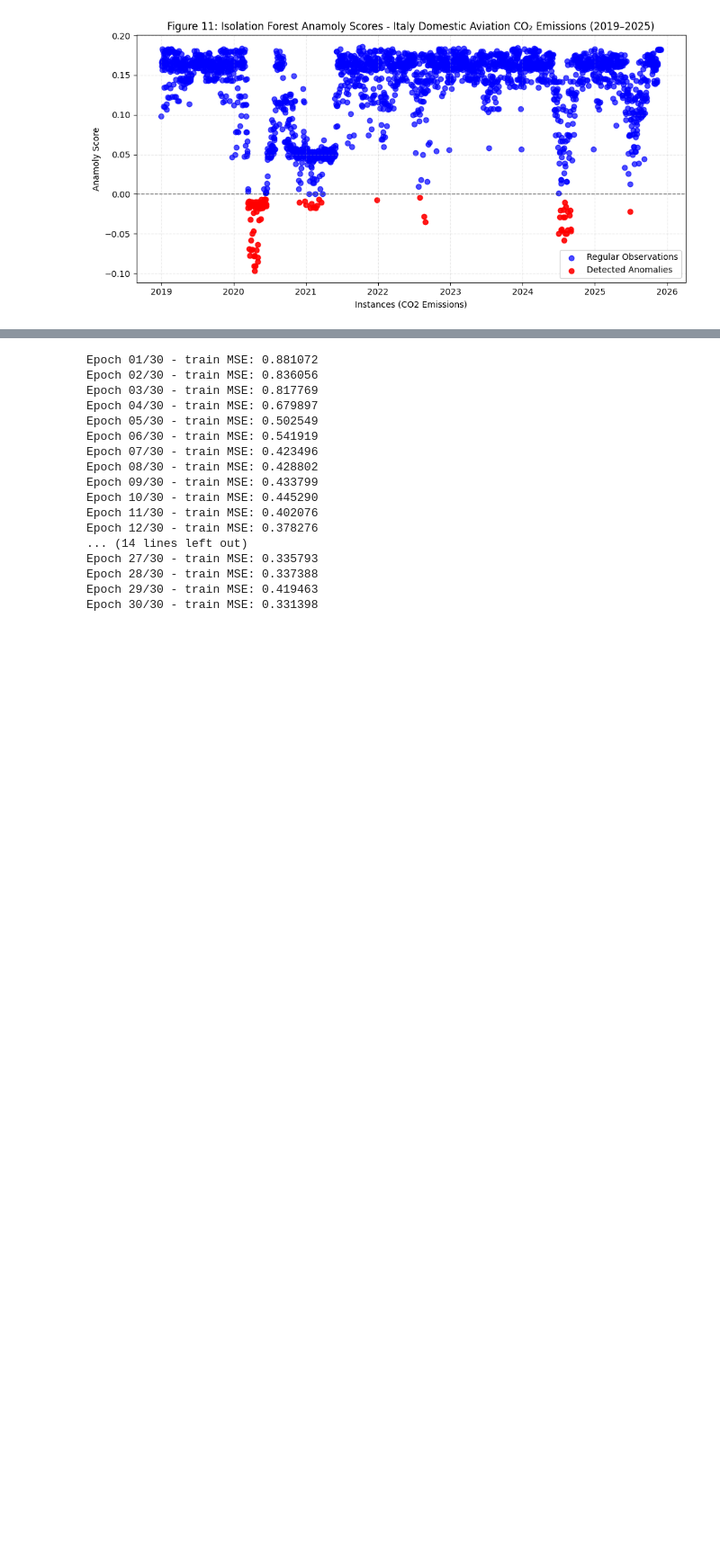
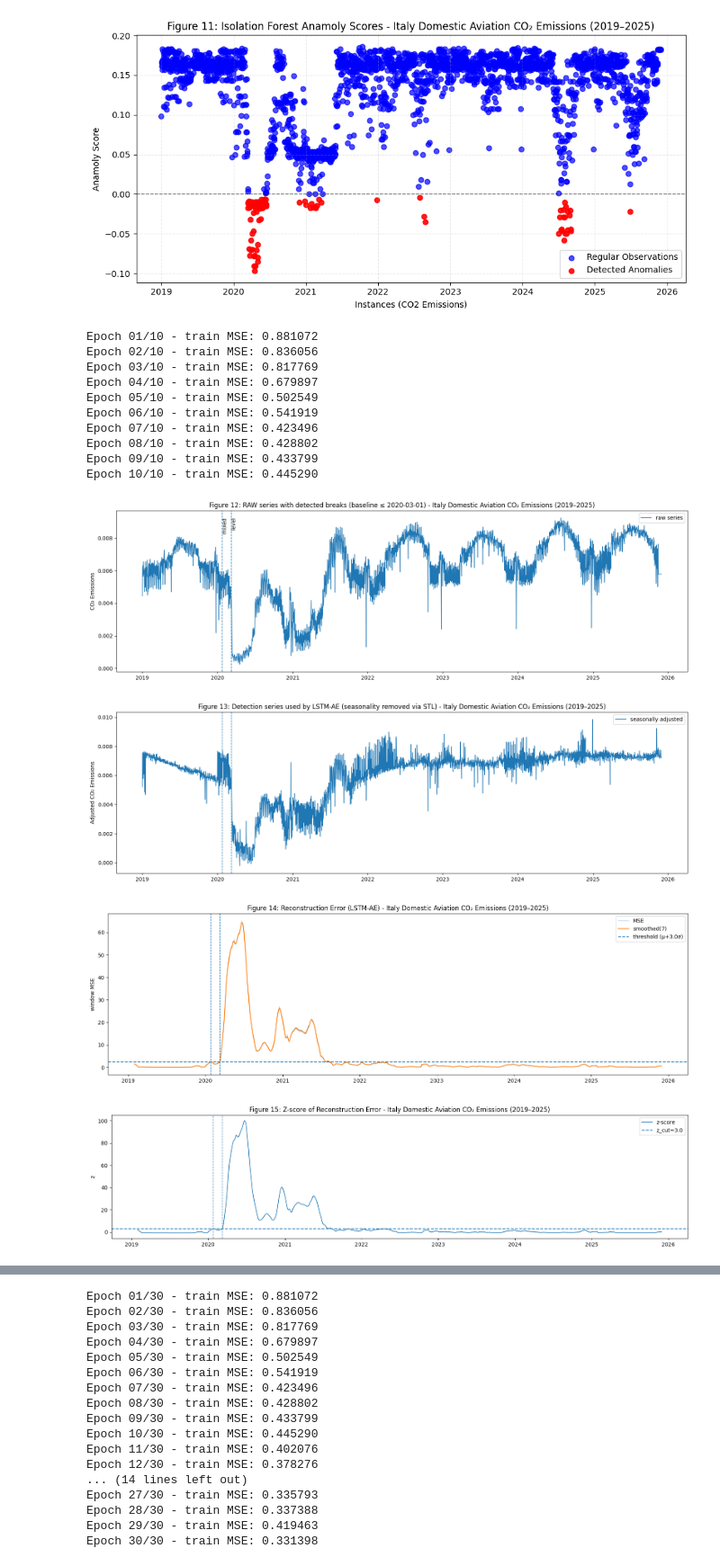
Before and after one commit to thisishasan/data_mining_and_machine_learning, a Jupyter notebook: data_mining_machine_learning.ipynb, the cells around one changed output, grey strips where cells are left out. Shown at 90% size. Cells and saved outputs as stored; diff of their text form; code cells hidden in the pictures; blank space fills up the shorter version.

```diff
--- a/data_mining_machine_learning.ipynb
+++ b/data_mining_machine_learning.ipynb
@@ -1360,3 +1360,49 @@ def detect_breaks_single_baseline_stl(
     stl_parts = pd.DataFrame({"seasonal": seasonal, "trend": trend}, index=idx)
 
     return breaks_df, err_df, net, detect_series, stl_parts
+# %%
+breaks_df, error_df, trained_model, detection_series, stl_components = detect_breaks_single_baseline_stl(
+    df_in=italy_domestic_aviation_df,
+    value_col="value",
+    baseline_end="2020-03-01",
+
+    seasonal_adjust=True,
+    stl_period=365,
+    stl_robust=True,
+
+    seq_len=30,
+    hidden_dim=64,
+    n_epochs=10,
+    batch_sz=128,
+    learn_rate=0.001,
+
+    smooth_win=7,
+    z_cut=3.0,
+    min_streak=7,
+
+    pre_days=60,
+    post_days=60,
+    mean_d_thr=0.8,
+    slope_rel_thr=1.0,
+    var_ratio_thr=2.0,
+
+    seed=42,
+    make_plots=True
+)
+
+print(breaks_df)
+# %% [output]
+Epoch 01/10 - train MSE: 0.881072
+Epoch 02/10 - train MSE: 0.836056
+Epoch 03/10 - train MSE: 0.817769
+Epoch 04/10 - train MSE: 0.679897
+Epoch 05/10 - train MSE: 0.502549
+Epoch 06/10 - train MSE: 0.541919
+Epoch 07/10 - train MSE: 0.423496
+Epoch 08/10 - train MSE: 0.428802
+Epoch 09/10 - train MSE: 0.433799
+Epoch 10/10 - train MSE: 0.445290
+[figure, added]
+[figure, added]
+[figure, added]
+[figure, added]
```
Also changed, not shown: parts of 3 cells of this notebook.
